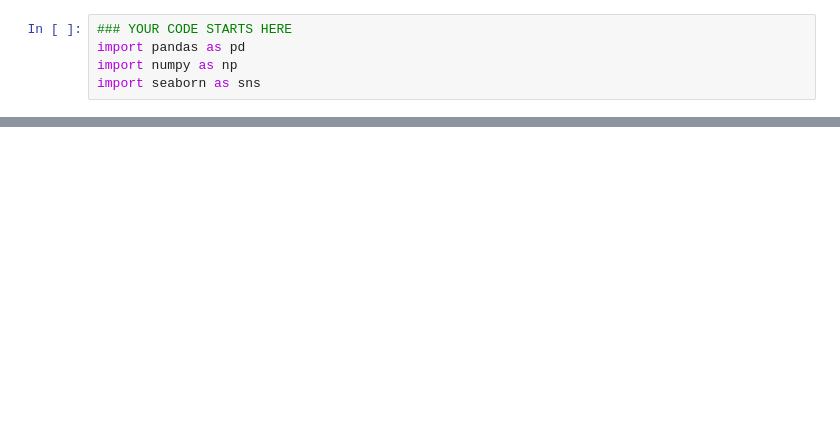
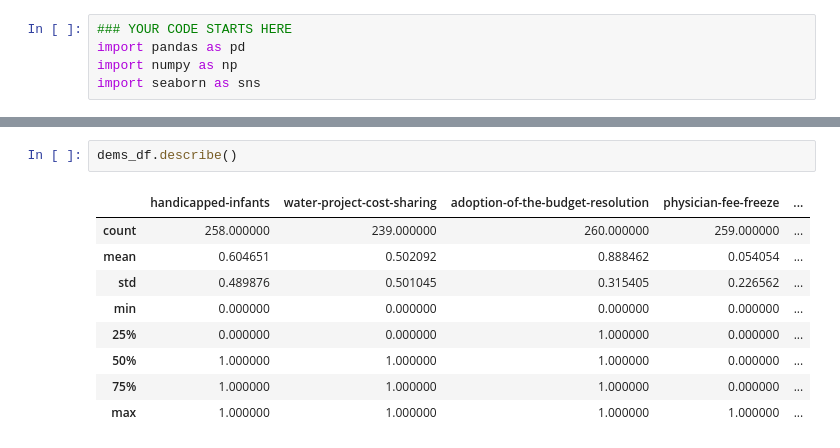
Before and after one commit to ErikSeguinte/DS-Unit-1-Sprint-2-Statistics, a Jupyter notebook: module1/LS_DS_121_Statistics_Probability_Assignment.ipynb, the cells around one changed output, grey strips where cells are left out. Saved outputs shown, nothing was run; the diff lists cells and outputs as text; blank space fills up the shorter version.

```diff
--- a/module1/LS_DS_121_Statistics_Probability_Assignment.ipynb
+++ b/module1/LS_DS_121_Statistics_Probability_Assignment.ipynb
@@ -89,0 +111,12 @@ reps_df.head()
+# %%
+dems_df.describe()
+# %% [output]
+|  | handicapped-infants | water-project-cost-sharing | adoption-of-the-budget-resolution | physician-fee-freeze | ... |
+| count | 258.000000 | 239.000000 | 260.000000 | 259.000000 | ... |
+| mean | 0.604651 | 0.502092 | 0.888462 | 0.054054 | ... |
+| std | 0.489876 | 0.501045 | 0.315405 | 0.226562 | ... |
+| min | 0.000000 | 0.000000 | 0.000000 | 0.000000 | ... |
+| 25% | 0.000000 | 0.000000 | 1.000000 | 0.000000 | ... |
+| 50% | 1.000000 | 1.000000 | 1.000000 | 0.000000 | ... |
+| 75% | 1.000000 | 1.000000 | 1.000000 | 0.000000 | ... |
+| max | 1.000000 | 1.000000 | 1.000000 | 1.000000 | ... |
```
Also changed, not shown: parts of 23 cells of this notebook.
